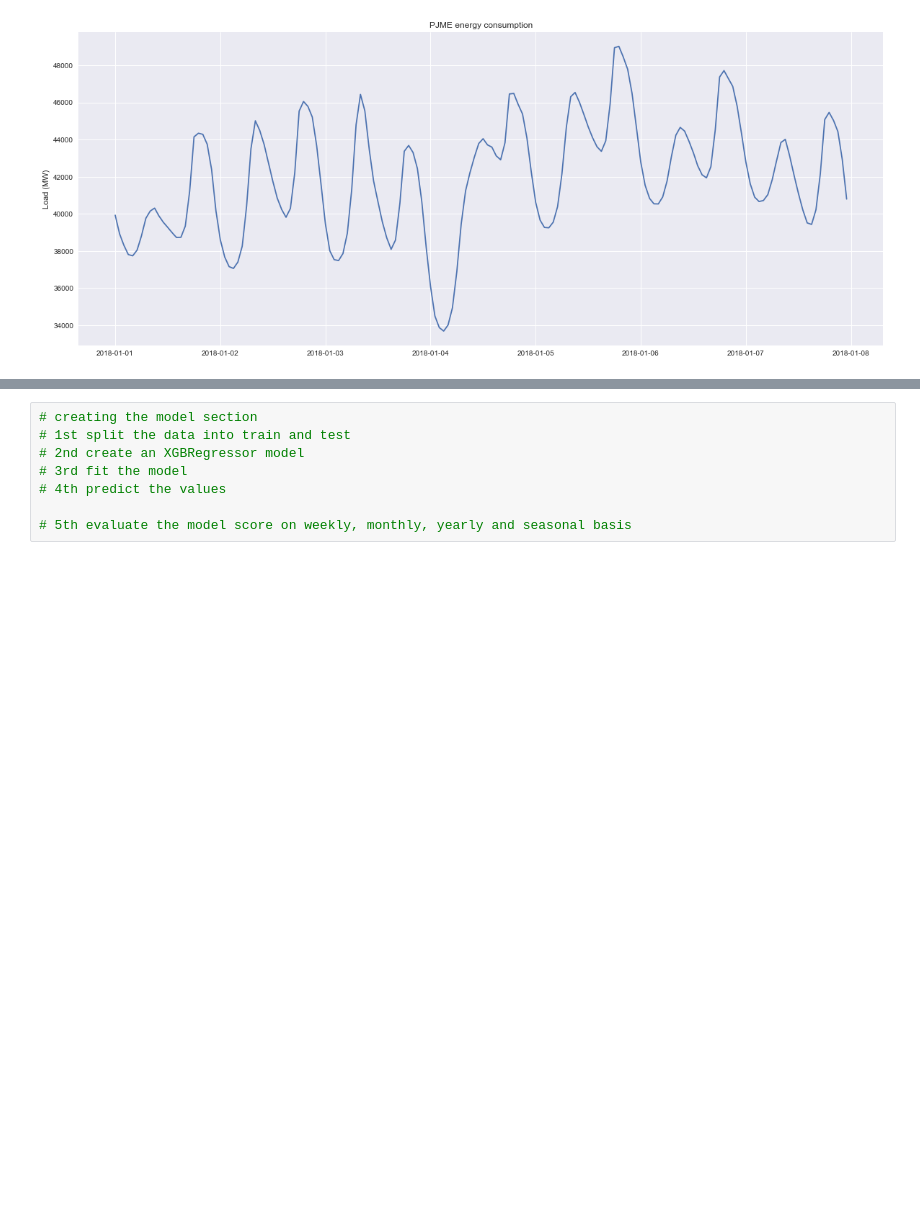
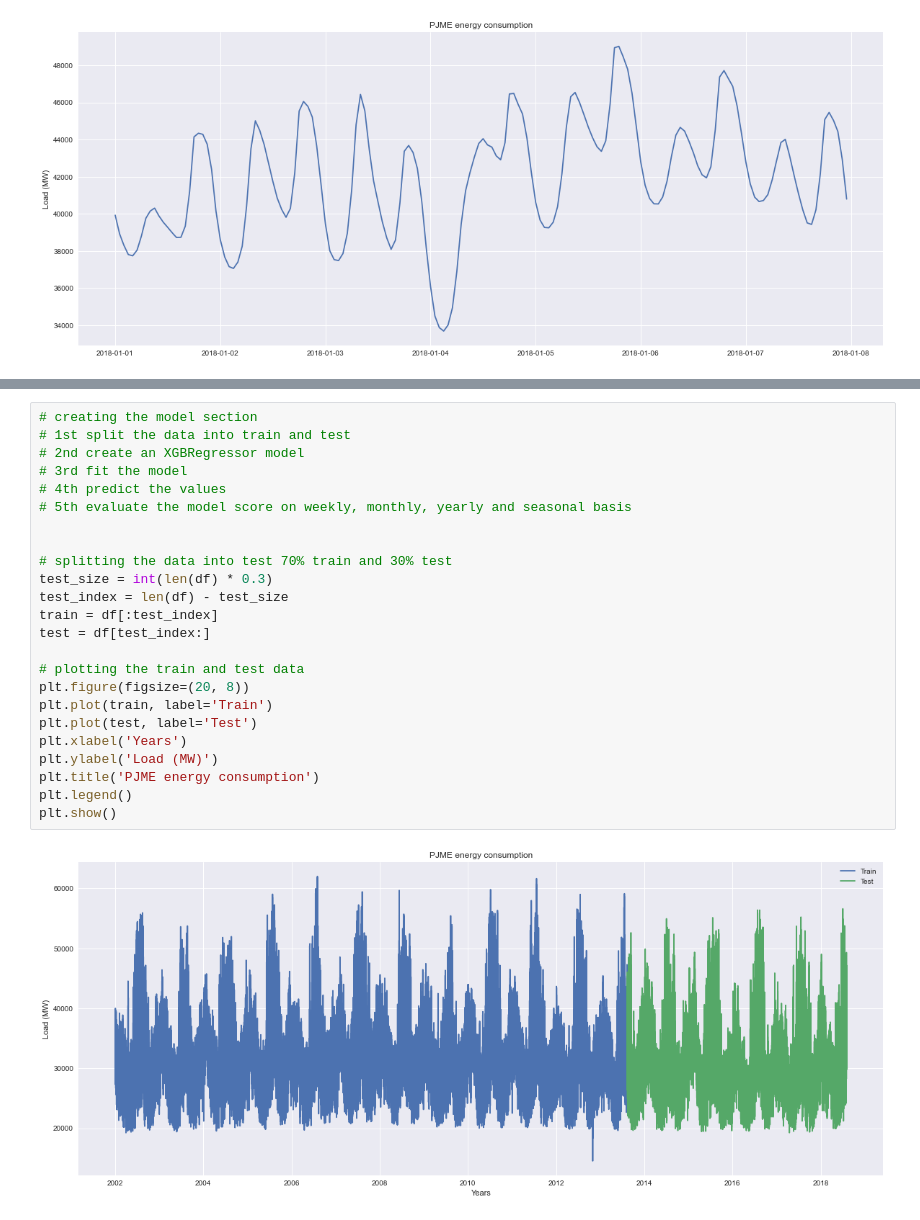
Before and after one commit to raid-teyar/EneregyConsumption, a Jupyter notebook: energy_consumption.ipynb, the cells around one changed output, grey strips where cells are left out. Cells and saved outputs as stored; diff of their text form; blank space fills up the shorter version.

```diff
--- a/energy_consumption.ipynb
+++ b/energy_consumption.ipynb
@@ -181,8 +200,26 @@ Text(0.5, 1.0, 'PJME energy consumption by day of week and hour')
 # %%
 # creating the model section
 # 1st split the data into train and test
 # 2nd create an XGBRegressor model
 # 3rd fit the model
 # 4th predict the values
+# 5th evaluate the model score on weekly, monthly, yearly and seasonal basis
 
-# 5th evaluate the model score on weekly, monthly, yearly and seasonal basis
+
+# splitting the data into test 70% train and 30% test
+test_size = int(len(df) * 0.3)
+test_index = len(df) - test_size
+train = df[:test_index]
+test = df[test_index:]
+
+# plotting the train and test data
+plt.figure(figsize=(20, 8))
+plt.plot(train, label='Train')
+plt.plot(test, label='Test')
+plt.xlabel('Years')
+plt.ylabel('Load (MW)')
+plt.title('PJME energy consumption')
+plt.legend()
+plt.show()
+# %% [output]
+[figure, added]
```
Also changed, not shown: parts of 18 cells of this notebook.
